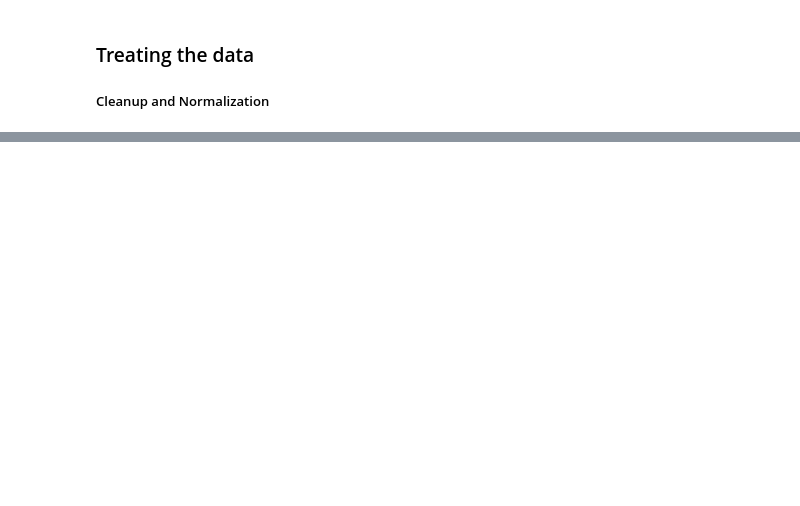
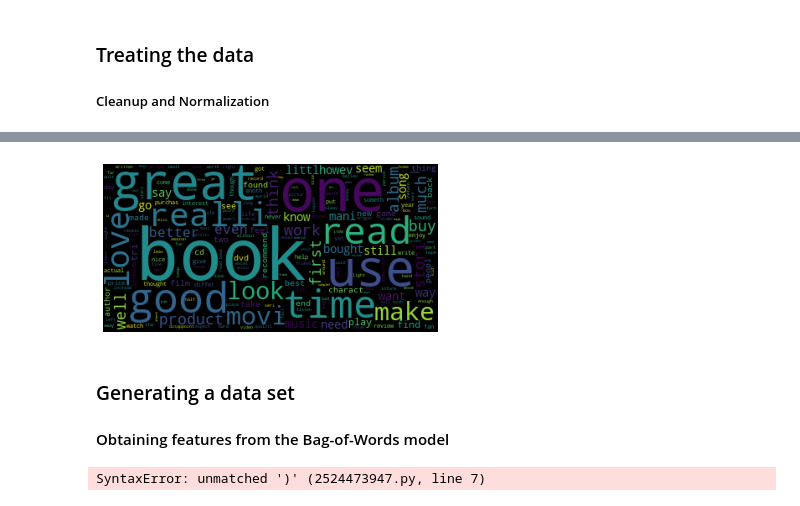
Before and after one commit to BrunoRosendo/feup_iart_proj2, a Jupyter notebook: amazonNLP.ipynb, the cells around one changed output, grey strips where cells are left out. Cells and saved outputs as stored; diff of their text form; code cells hidden in the pictures; blank space fills up the shorter version.

```diff
--- a/amazonNLP.ipynb
+++ b/amazonNLP.ipynb
@@ -79,0 +133,25 @@ print(type(train['review_text']))
+# %%
+wordcloudText = WordCloud().generate(" ".join([str(x) for x in train['review_text'].values]))
+
+plt.figure()
+plt.imshow(wordcloudText)
+plt.axis('off')
+plt.show()
+# %% [output]
+[figure, added]
+# %% [markdown]
+### Generating a data set
+#### Obtaining features from the Bag-of-Words model
+# %%
+train = pd.read_csv('./data/train_preprocessed.csv')
+test = pd.read_csv('./data/test_preprocessed.csv')
+
+vectorizer = CountVectorizer()
+
+titleWords = vectorizer.fit_transform(train['review_title'].tolist()).toarra
+)
+
+print(titleWords.shape)
+print(vectorizer.get_feature_names())
+# %% [output]
+SyntaxError: unmatched ')' (2524473947.py, line 7)
```
Also changed, not shown: parts of 9 cells of this notebook, 4 other files.
